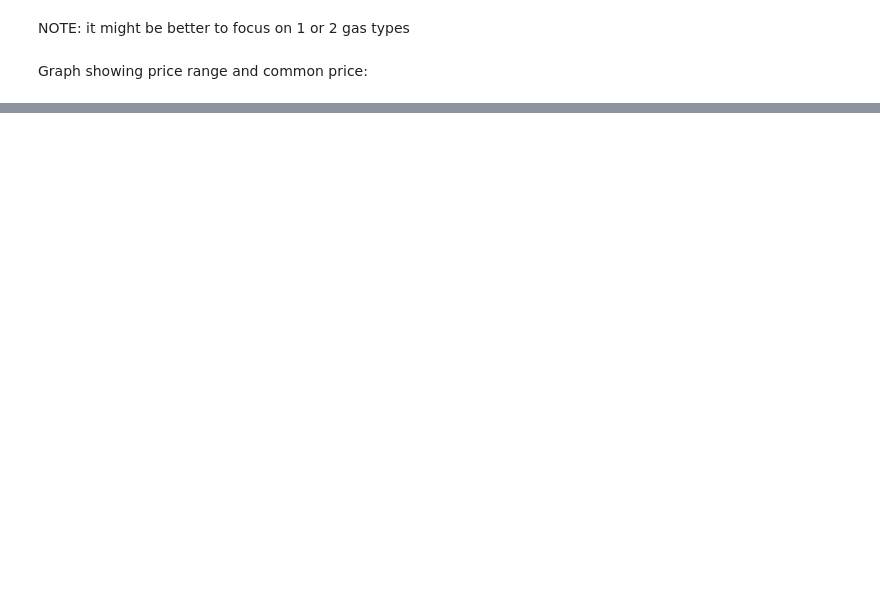
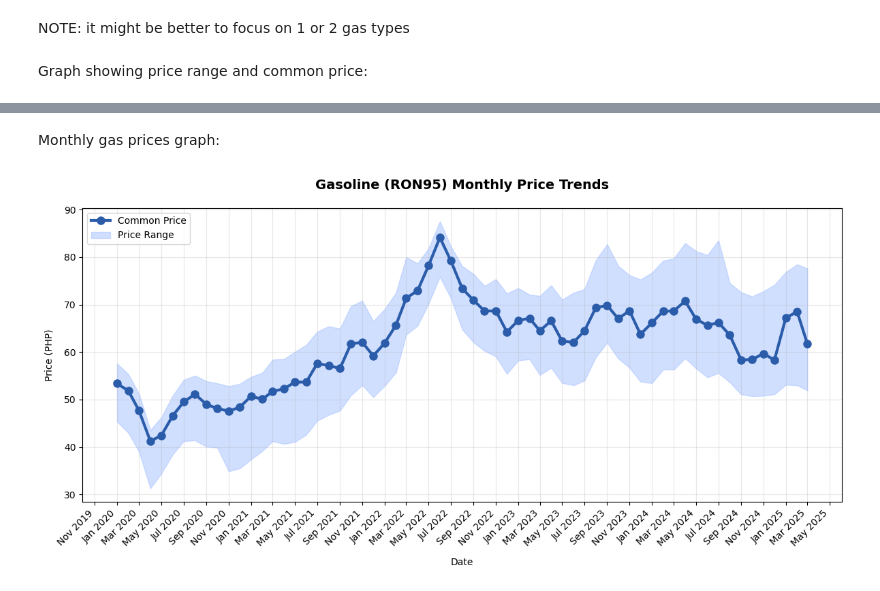
Before and after one commit to parkouralvoil/cs132_overload, a Jupyter notebook: data/graphs.ipynb, the cells around one changed output, grey strips where cells are left out. Drawn from its saved outputs; the diff is of its cells as text; code cells hidden in the pictures; blank space fills up the shorter version.

Commit message:
added aggregated monthly gas data

```diff
--- a/data/graphs.ipynb
+++ b/data/graphs.ipynb
@@ -78,0 +80,39 @@ plt.show()
+# %% [markdown]
+Monthly gas prices graph:
+# %%
+# Load and prepare the data
+df = pd.read_csv('MonthlyPumpPrices.csv', parse_dates=['Date'])
+ron95_data = df[df['Product'] == "Gasoline (RON95)"].sort_values('Date')
+
+# Create the plot
+plt.figure(figsize=(12, 6))
+
+# Main price line
+plt.plot(ron95_data['Date'], ron95_data['Common Price'],
+         color='#2a5caa', linewidth=3, marker='o', markersize=8,
+         label='Common Price')
+
+# Price range shading
+plt.fill_between(ron95_data['Date'],
+                 ron95_data['Overall Range Min'],
+                 ron95_data['Overall Range Max'],
+                 color='#a4c1ff', alpha=0.5, label='Price Range')
+
+# Formatting
+plt.title("Gasoline (RON95) Monthly Price Trends", pad=20, fontsize=14, fontweight='bold')
+plt.xlabel("Date", labelpad=10)
+plt.ylabel("Price (PHP)", labelpad=10)
+plt.legend(frameon=True, loc='upper left')
+
+# Date formatting
+ax = plt.gca()
+ax.xaxis.set_major_formatter(mdates.DateFormatter('%b %Y'))
+ax.xaxis.set_major_locator(mdates.MonthLocator(interval=2))
+plt.xticks(rotation=45, ha='right')
+
+# Grid and layout
+plt.grid(True, alpha=0.3)
+plt.tight_layout()
+plt.show()
+# %% [output]
+[figure, added]
```
Also changed, not shown: parts of 3 cells of this notebook, 9 other files.
